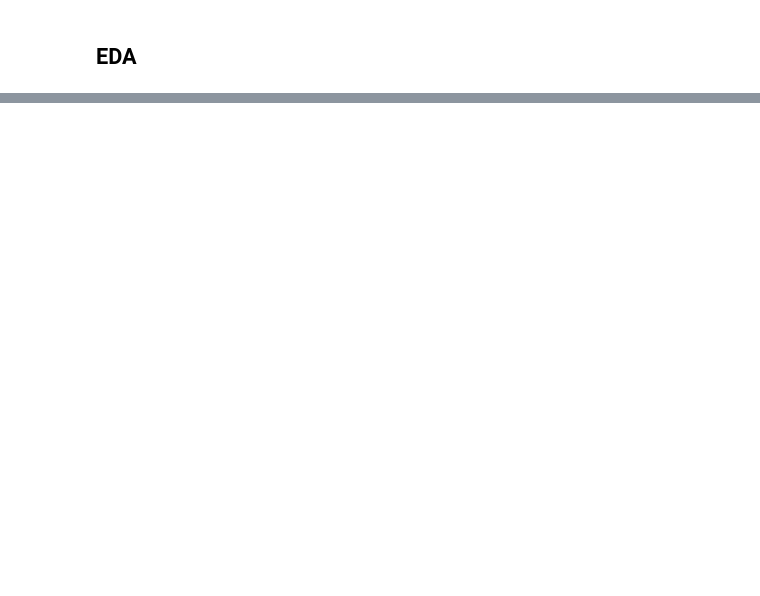
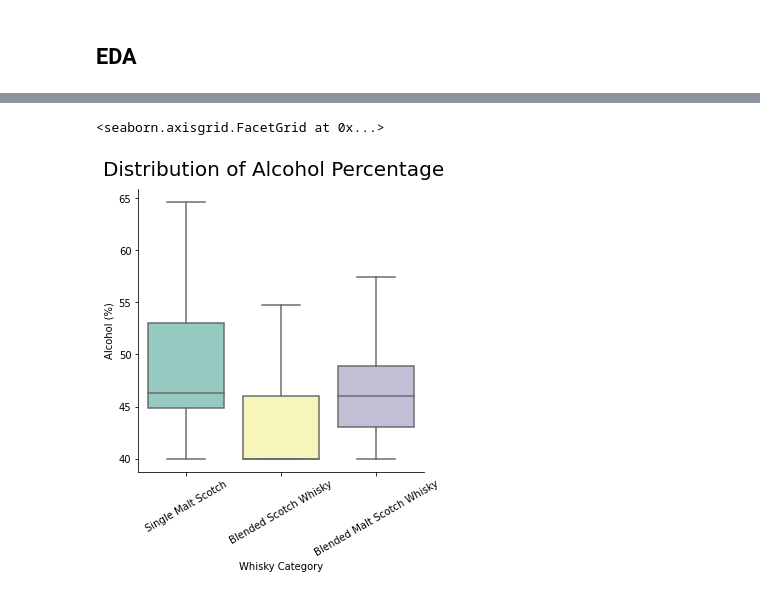
Before and after one commit to aditya248/scotch-review-nlp, a Jupyter notebook: scotch_nlp_notebook.ipynb, the cells around one changed output, grey strips where cells are left out. Saved outputs shown, nothing was run; the diff lists cells and outputs as text; code cells hidden in the pictures; blank space fills up the shorter version.

```diff
--- a/scotch_nlp_notebook.ipynb
+++ b/scotch_nlp_notebook.ipynb
@@ -178,0 +194,11 @@ df.sample(3)
+# %%
+g2 = sns.catplot(x="category", y = 'alcohol', data=df,
+            kind="box", palette = sns.color_palette('Set3'), sym = '')
+g2.fig.suptitle("Distribution of Alcohol Percentage",
+                  fontsize=20, fontdict={"weight": "bold"})
+g2.fig.subplots_adjust(top=0.9)
+g2.set_xticklabels(rotation = 30)
+g2.set(xlabel = 'Whisky Category', ylabel= 'Alcohol (%)')
+# %% [output]
+<seaborn.axisgrid.FacetGrid at 0x...>
+[figure, added]
```
Also changed, not shown: parts of 19 cells of this notebook.
